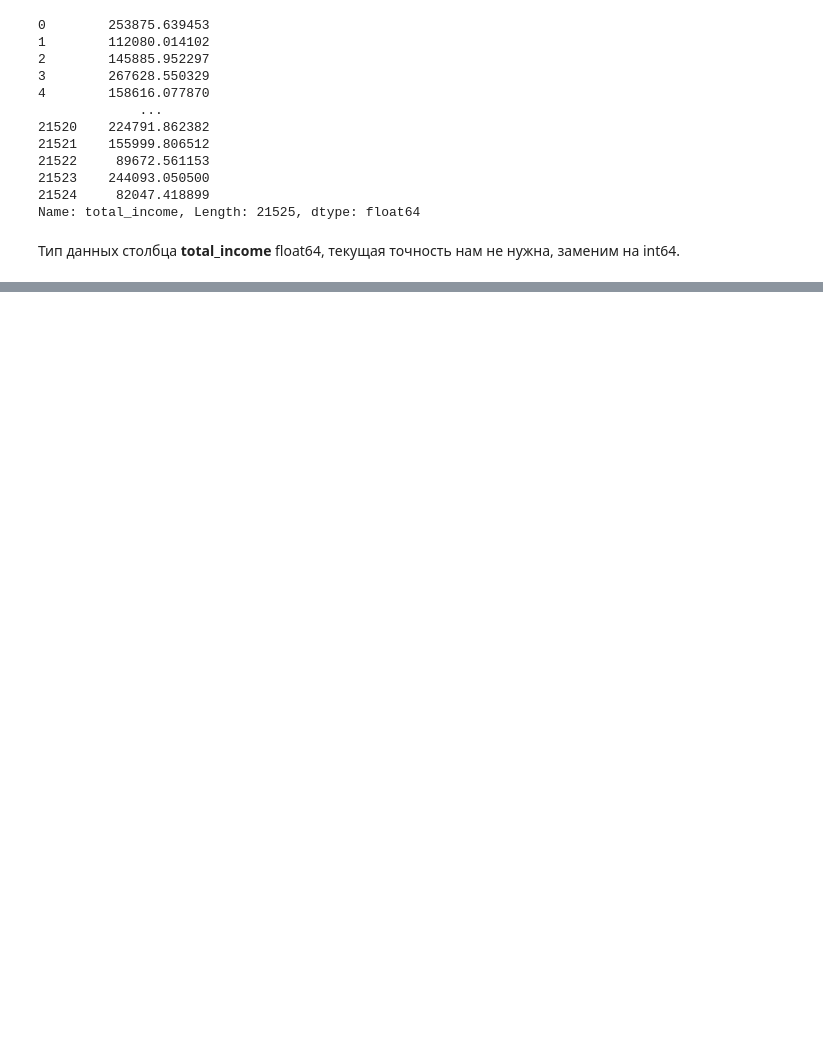
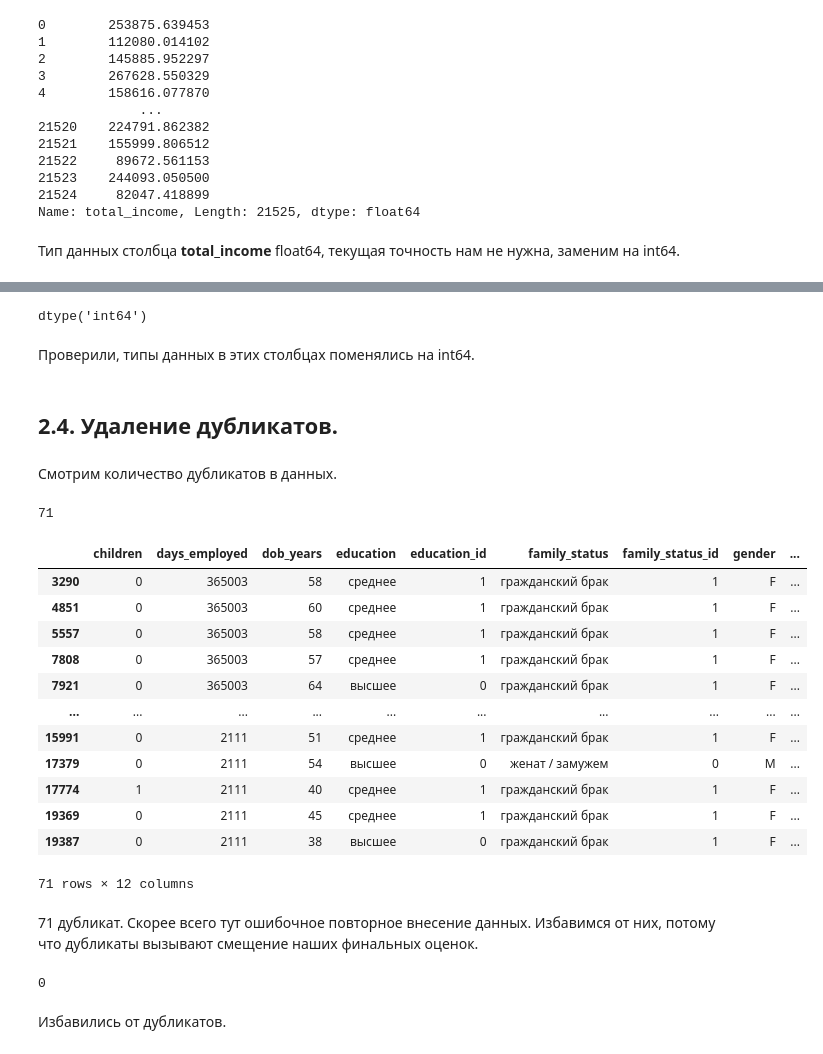
Before and after one commit to Alex-projects-hub/Borrower_reliability_research, a Jupyter notebook: Borrower_reliability_research.ipynb, the cells around one changed output, grey strips where cells are left out. Drawn from its saved outputs; the diff is of its cells as text; code cells hidden in the pictures; blank space fills up the shorter version.

```diff
--- a/Borrower_reliability_research.ipynb
+++ b/Borrower_reliability_research.ipynb
@@ -344,0 +423,2 @@ Name: total_income, Length: 21525, dtype: float64
+# %%
+df["dob_years"] = df.groupby("income_type")["dob_years"].transform(lambda x: x.replace(0, int(x.mean())))
@@ -344,0 +433,3 @@ Name: total_income, Length: 21525, dtype: float64
+# %%
+df["education"] = df["education"].str.lower()
+df["family_status"] = df["family_status"].str.lower()
@@ -344,0 +462,3 @@ Name: total_income, Length: 21525, dtype: float64
+# %%
+df["days_employed"] = df.groupby("income_type")["days_employed"].transform(lambda x: x.fillna(x.mean()))
+df["total_income"] = df.groupby("income_type")["total_income"].transform(lambda x: x.fillna(x.mean()))
@@ -344,0 +479,3 @@ Name: total_income, Length: 21525, dtype: float64
+# %%
+df["days_employed"] = df["days_employed"].astype(dtype="int64")
+df["total_income"] = df["total_income"].astype(dtype="int64")
@@ -344,0 +486,32 @@ Name: total_income, Length: 21525, dtype: float64
+# %%
+df["total_income"].dtype
+# %% [output]
+dtype('int64')
+# %% [markdown]
+Проверили, типы данных в этих столбцах поменялись на int64.
+# %% [markdown]
+## 2.4. Удаление дубликатов.
+# %% [markdown]
+Смотрим количество дубликатов в данных.
+# %%
+df.duplicated().sum()
+# %% [output]
+71
+# %%
+df[df.duplicated()].sort_values(by=["total_income", "days_employed"])
+# %% [output]
+|  | children | days_employed | dob_years | education | education_id | family_status | family_status_id | gender | ... |
+| 3290 | 0 | 365003 | 58 | среднее | 1 | гражданский брак | 1 | F | ... |
+| 4851 | 0 | 365003 | 60 | среднее | 1 | гражданский брак | 1 | F | ... |
+| 5557 | 0 | 365003 | 58 | среднее | 1 | гражданский брак | 1 | F | ... |
+| 7808 | 0 | 365003 | 57 | среднее | 1 | гражданский брак | 1 | F | ... |
+| 7921 | 0 | 365003 | 64 | высшее | 0 | гражданский брак | 1 | F | ... |
+| ... | ... | ... | ... | ... | ... | ... | ... | ... | ... |
+| 15991 | 0 | 2111 | 51 | среднее | 1 | гражданский брак | 1 | F | ... |
+| 17379 | 0 | 2111 | 54 | высшее | 0 | женат / замужем | 0 | M | ... |
+| 17774 | 1 | 2111 | 40 | среднее | 1 | гражданский брак | 1 | F | ... |
+| 19369 | 0 | 2111 | 45 | среднее | 1 | гражданский брак | 1 | F | ... |
+| 19387 | 0 | 2111 | 38 | высшее | 0 | гражданский брак | 1 | F | ... |
+71 rows × 12 columns
+# %% [markdown]
+71 дубликат. Скорее всего тут ошибочное повторное внесение данных. Избавимся от них, потому что дубликаты вызывают смещение наших финальных оценок.
@@ -344,0 +520,6 @@ Name: total_income, Length: 21525, dtype: float64
+# %%
+df.duplicated().sum()
+# %% [output]
+0
+# %% [markdown]
+Избавились от дубликатов.
```
Also changed, not shown: parts of 35 cells of this notebook.
